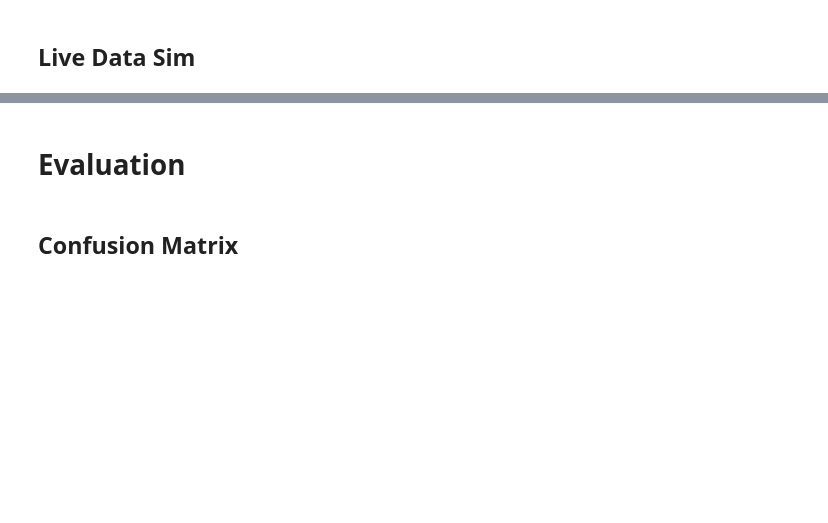
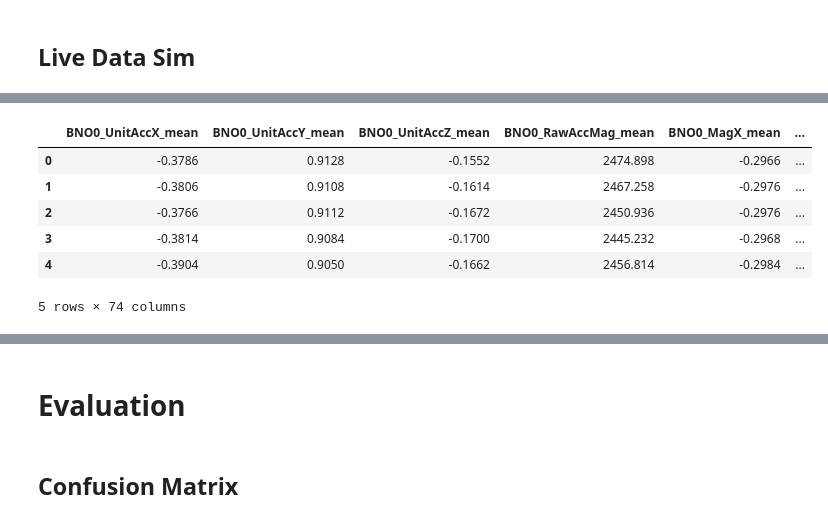
Before and after one commit to amiouepk/ECE-SP-26-18-Capstone-Project, a Jupyter notebook: Jag/python/Jag_Rock,_Paper,_Scissors_Classification.ipynb, the cells around one changed output, grey strips where cells are left out. Saved outputs shown, nothing was run; the diff lists cells and outputs as text; code cells hidden in the pictures; blank space fills up the shorter version.

```diff
--- a/Jag/python/Jag_Rock,_Paper,_Scissors_Classification.ipynb
+++ b/Jag/python/Jag_Rock,_Paper,_Scissors_Classification.ipynb
@@ -660,3 +812,13 @@ testing2 = df_test
+# %%
+df_test.head()
+# %% [output]
+|  | BNO0_UnitAccX_mean | BNO0_UnitAccY_mean | BNO0_UnitAccZ_mean | BNO0_RawAccMag_mean | BNO0_MagX_mean | ... |
+| 0 | -0.3786 | 0.9128 | -0.1552 | 2474.898 | -0.2966 | ... |
+| 1 | -0.3806 | 0.9108 | -0.1614 | 2467.258 | -0.2976 | ... |
+| 2 | -0.3766 | 0.9112 | -0.1672 | 2450.936 | -0.2976 | ... |
+| 3 | -0.3814 | 0.9084 | -0.1700 | 2445.232 | -0.2968 | ... |
+| 4 | -0.3904 | 0.9050 | -0.1662 | 2456.814 | -0.2984 | ... |
+5 rows × 74 columns
 # %%
 # ------------------------
 # 1. Prepare Test Features
```
Also changed, not shown: parts of 42 cells of this notebook, 22 other files.
